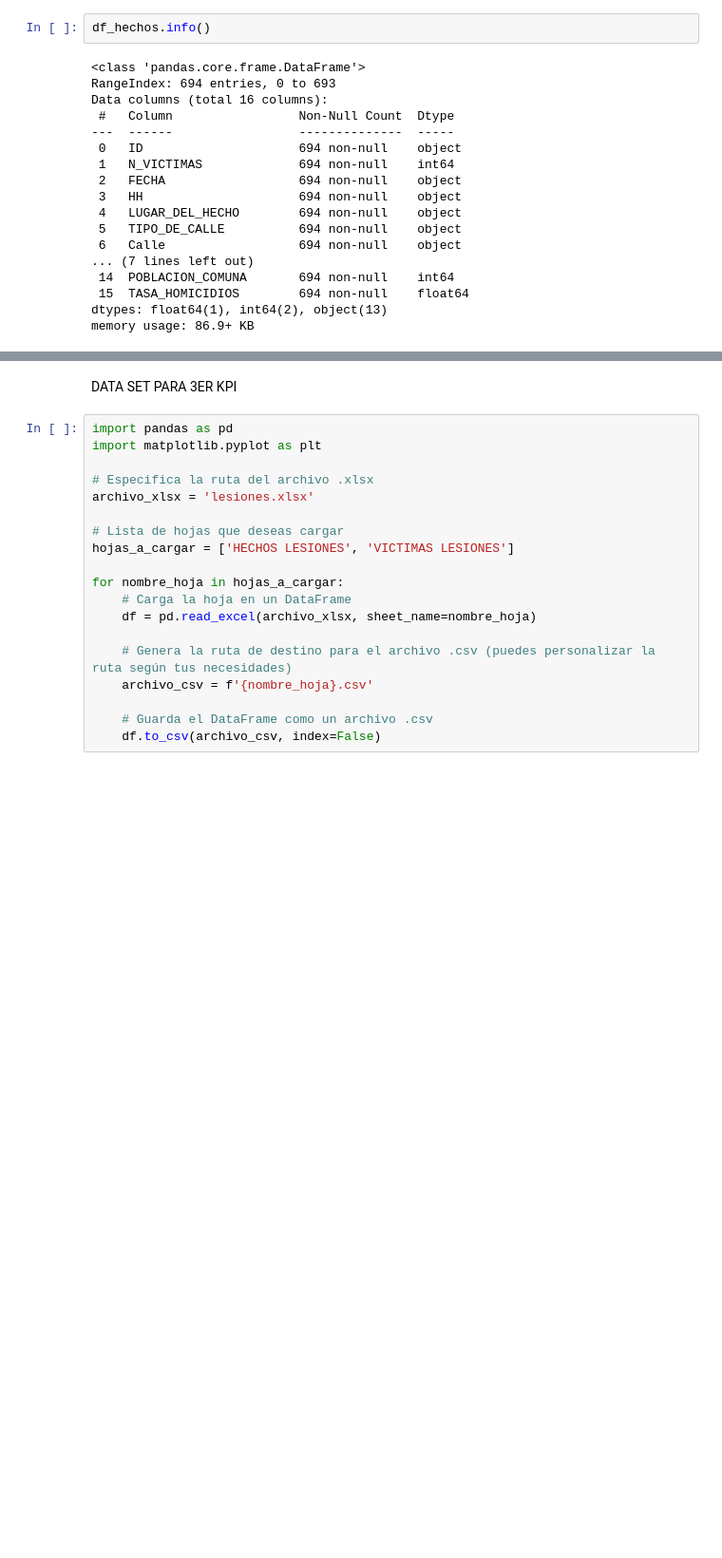
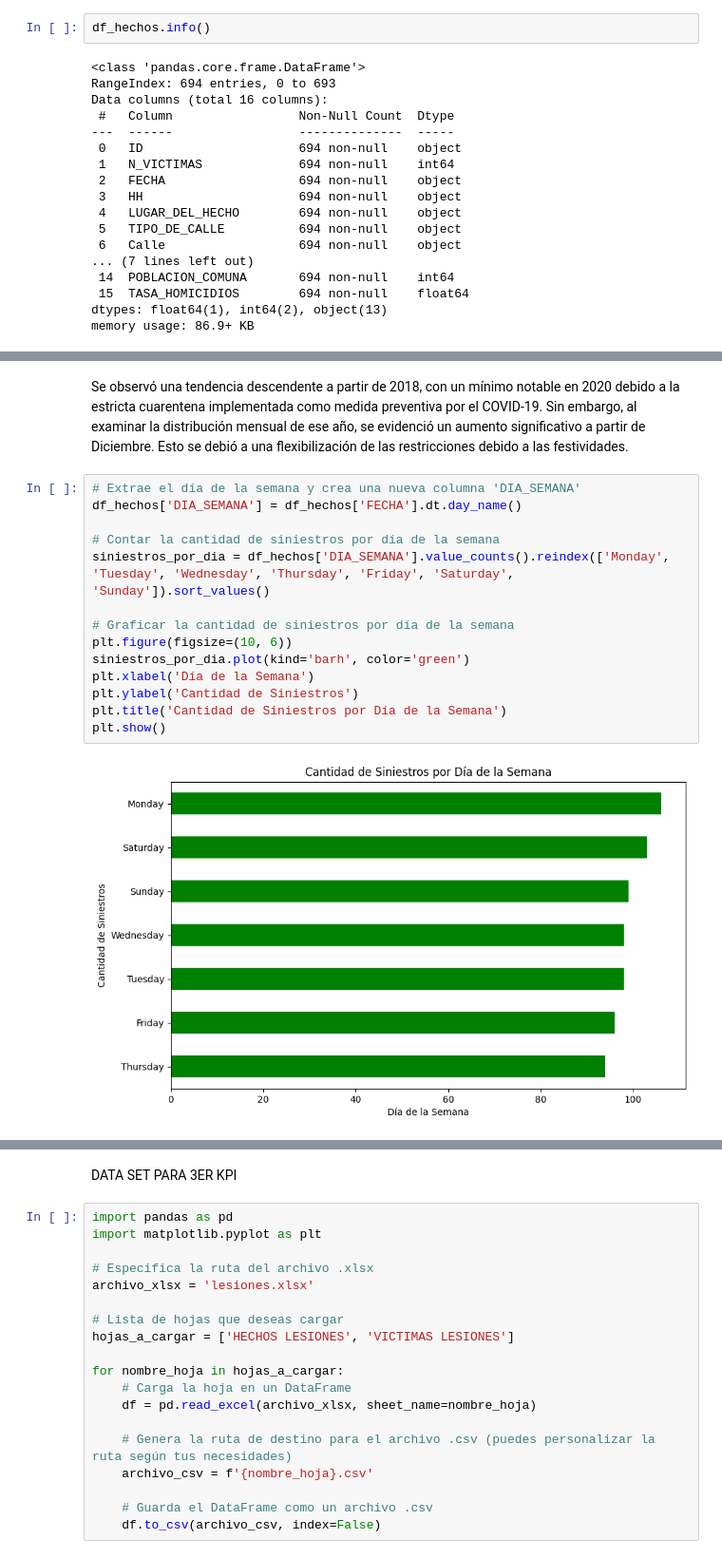
Before and after one commit to MLopezTouzon/PI-Data-Analytics, a Jupyter notebook: EDA.ipynb, the cells around one changed output, grey strips where cells are left out. Shown: that part at 95% size. Saved outputs shown, nothing was run; the diff lists cells and outputs as text; blank space fills up the shorter version.

```diff
--- a/EDA.ipynb
+++ b/EDA.ipynb
@@ -333,0 +315,18 @@ memory usage: 86.9+ KB
+# %% [markdown]
+Se observó una tendencia descendente a partir de 2018, con un mínimo notable en 2020 debido a la estricta cuarentena implementada como medida preventiva por el COVID-19. Sin embargo, al examinar la distribución mensual de ese año, se evidenció un aumento significativo a partir de Diciembre. Esto se debió a una flexibilización de las restricciones debido a las festividades.
+# %%
+# Extrae el día de la semana y crea una nueva columna 'DIA_SEMANA'
+df_hechos['DIA_SEMANA'] = df_hechos['FECHA'].dt.day_name()
+
+# Contar la cantidad de siniestros por día de la semana
+siniestros_por_dia = df_hechos['DIA_SEMANA'].value_counts().reindex(['Monday', 'Tuesday', 'Wednesday', 'Thursday', 'Friday', 'Saturday', 'Sunday']).sort_values()
+
+# Graficar la cantidad de siniestros por día de la semana
+plt.figure(figsize=(10, 6))
+siniestros_por_dia.plot(kind='barh', color='green')
+plt.xlabel('Día de la Semana')
+plt.ylabel('Cantidad de Siniestros')
+plt.title('Cantidad de Siniestros por Día de la Semana')
+plt.show()
+# %% [output]
+[figure, added]
```
Also changed, not shown: parts of 20 cells of this notebook.
